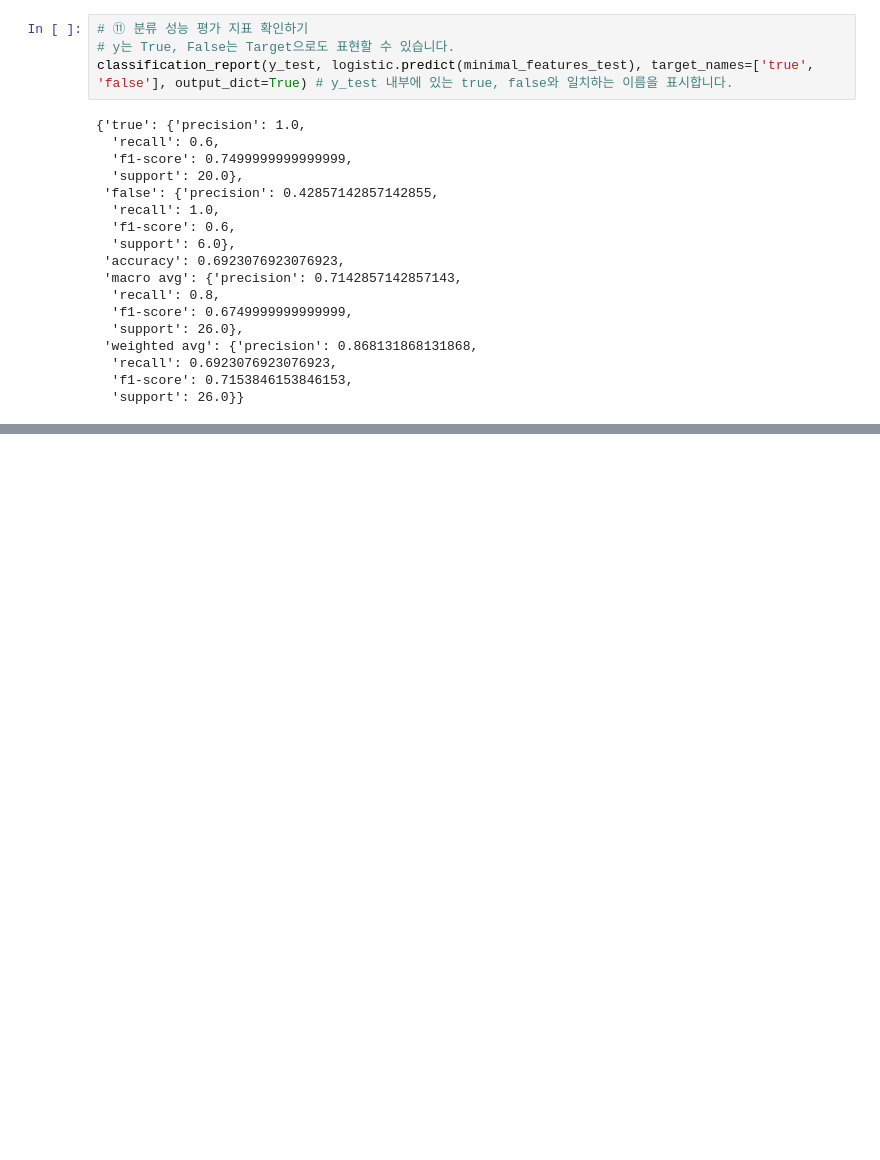
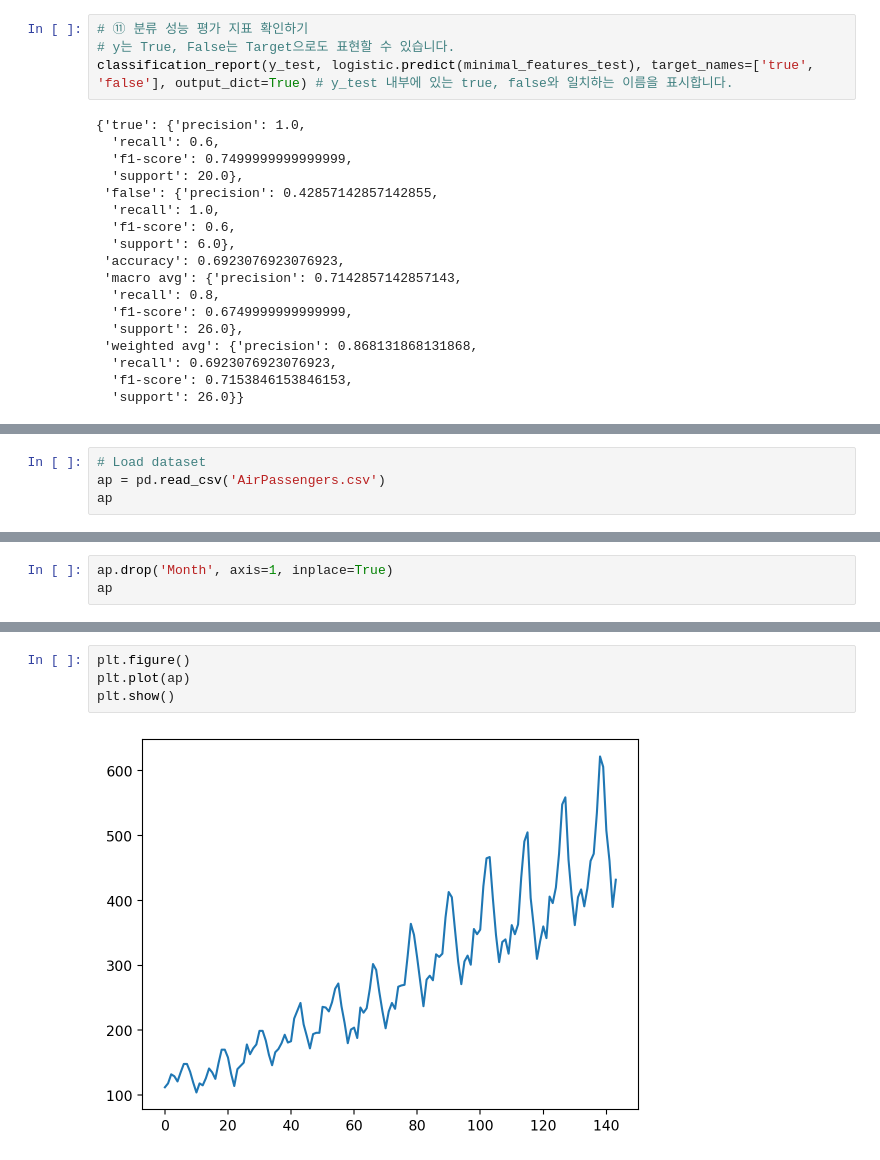
Before and after one commit to gyjong/workplace, a Jupyter notebook: quest_0227/0228_timesereis_classification.ipynb, the cells around one changed output, grey strips where cells are left out. Drawn from its saved outputs; the diff is of its cells as text; blank space fills up the shorter version.

```diff
--- a/quest_0227/0228_timesereis_classification.ipynb
+++ b/quest_0227/0228_timesereis_classification.ipynb
@@ -198,0 +218,4 @@ classification_report(y_test, logistic.predict(minimal_features_test), target_na
+# %%
+# Load dataset
+ap = pd.read_csv('AirPassengers.csv')
+ap
@@ -198,0 +236,3 @@ classification_report(y_test, logistic.predict(minimal_features_test), target_na
+# %%
+ap.drop('Month', axis=1, inplace=True)
+ap
@@ -198,0 +253,6 @@ classification_report(y_test, logistic.predict(minimal_features_test), target_na
+# %%
+plt.figure()
+plt.plot(ap)
+plt.show()
+# %% [output]
+[figure, added]
```
Also changed, not shown: parts of 33 cells of this notebook.
